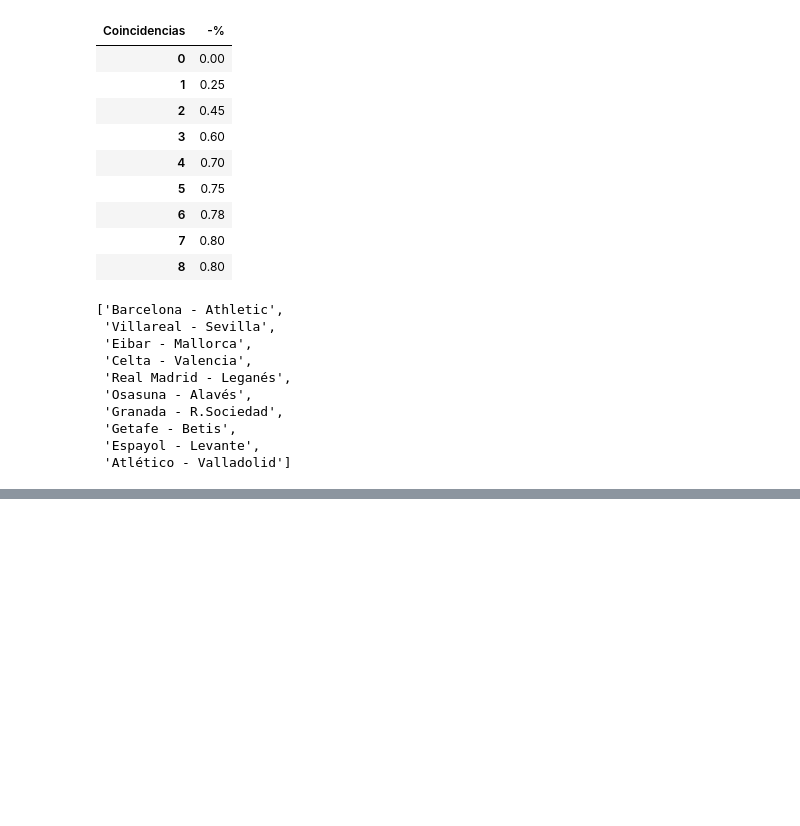
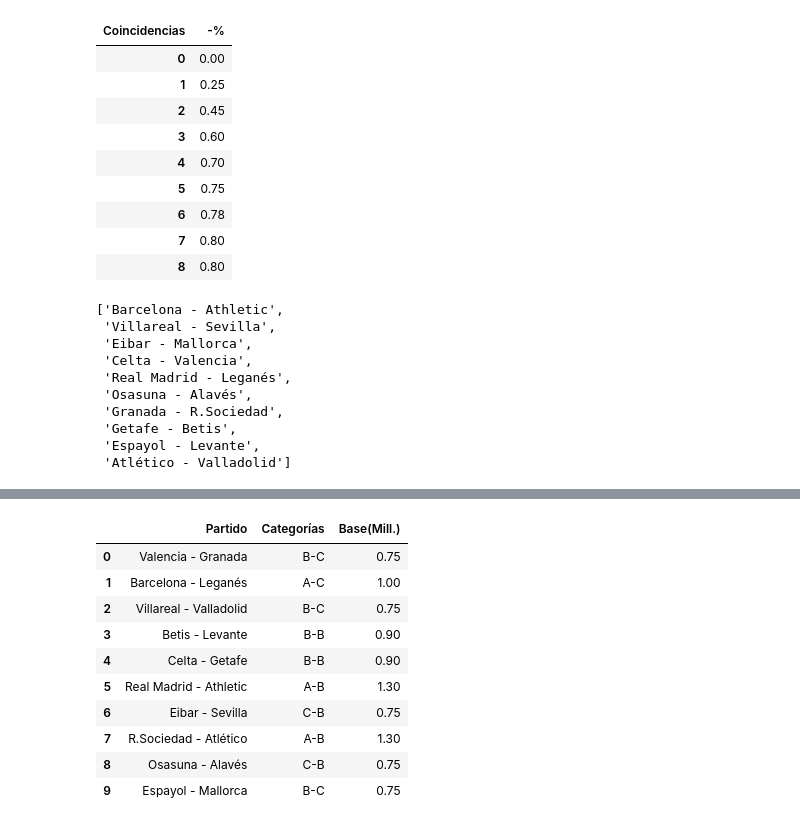
Before and after one commit to cristianscu99-VIU/03MIAR_Algoritmos-de-Optimizacion, a Jupyter notebook: Proyecto_AOP_Problema_2_Cristian_de_la_Santa_Cruz.ipynb, the cells around one changed output, grey strips where cells are left out. Cells and saved outputs as stored; diff of their text form; code cells hidden in the pictures; blank space fills up the shorter version.

Commit message:
Avances hasta Dataframe (Partido, Categorías y Base)

```diff
--- a/Proyecto_AOP_Problema_2_Cristian_de_la_Santa_Cruz.ipynb
+++ b/Proyecto_AOP_Problema_2_Cristian_de_la_Santa_Cruz.ipynb
@@ -117,0 +158,62 @@ generar_partidos(dict_equipos)
+# %%
+def clasificar_partido(cat_1, cat_2):
+
+  # Generamos la tabla de audiencia base
+  audiencia_base = {
+      'A' : {'A' : 2},
+      'B' : {'A' : 1.3, 'B' : 0.9},
+      'C' : {'A' : 1, 'B' : 0.75, 'C' : 0.47}
+  }
+
+  return audiencia_base.get(cat_1,{}).get(cat_2,audiencia_base.get(cat_2,{}).get(cat_1))
+# %%
+# Crear dataframe
+
+import random
+
+def generar_partidos (dict_equipos):
+  "Función que devuelve los partidos que se van a jugar"
+  p=0 # partido
+  lista_partidos = [] # lista que guarda los distintos partidos de una jornada
+  lista_categorias = [] # lista que guarda las distintas categorias de los partidos de una jornada
+  lista_bases = [] # lista con las bases de audiencia de cada partido en funcion de la categoría
+  lista_equipos = list(dict_equipos.keys()) #lista con todos los equipos
+  lista_equipos_disponibles = lista_equipos[:]
+
+  # Voy a ir llevando un diccionario en el que guarde los partidos jugados
+  for i in range (0, len(lista_equipos),2):
+    equipo_1 = random.choice(lista_equipos_disponibles)
+    categoria_equipo_1 = dict_equipos[str(equipo_1)]
+    lista_equipos_disponibles.remove(equipo_1)
+    equipo_2 = random.choice(lista_equipos_disponibles)
+    categoria_equipo_2 = dict_equipos[str(equipo_2)]
+    lista_equipos_disponibles.remove(equipo_2)
+    partido = str(equipo_1) + ' - ' + str(equipo_2)
+    categoria = categoria_equipo_1 + '-' + categoria_equipo_2
+    base = clasificar_partido(categoria_equipo_1,categoria_equipo_2)
+    lista_partidos.append(partido)
+    lista_categorias.append(categoria)
+    lista_bases.append(base)
+  return lista_partidos, lista_categorias, lista_bases
+
+lista_partidos, lista_categorias, lista_bases = generar_partidos(dict_equipos)
+dict_jornada = {
+    'Partido' : lista_partidos,
+    'Categorías' : lista_categorias,
+    'Base(Mill.)' : lista_bases
+}
+
+df_jornada = pd.DataFrame(dict_jornada)
+display(df_jornada)
+# %% [output]
+|  | Partido | Categorías | Base(Mill.) |
+| 0 | Valencia - Granada | B-C | 0.75 |
+| 1 | Barcelona - Leganés | A-C | 1.00 |
+| 2 | Villareal - Valladolid | B-C | 0.75 |
+| 3 | Betis - Levante | B-B | 0.90 |
+| 4 | Celta - Getafe | B-B | 0.90 |
+| 5 | Real Madrid - Athletic | A-B | 1.30 |
+| 6 | Eibar - Sevilla | C-B | 0.75 |
+| 7 | R.Sociedad - Atlético | A-B | 1.30 |
+| 8 | Osasuna - Alavés | C-B | 0.75 |
+| 9 | Espayol - Mallorca | B-C | 0.75 |
```
Also changed, not shown: parts of 1 cell of this notebook.
